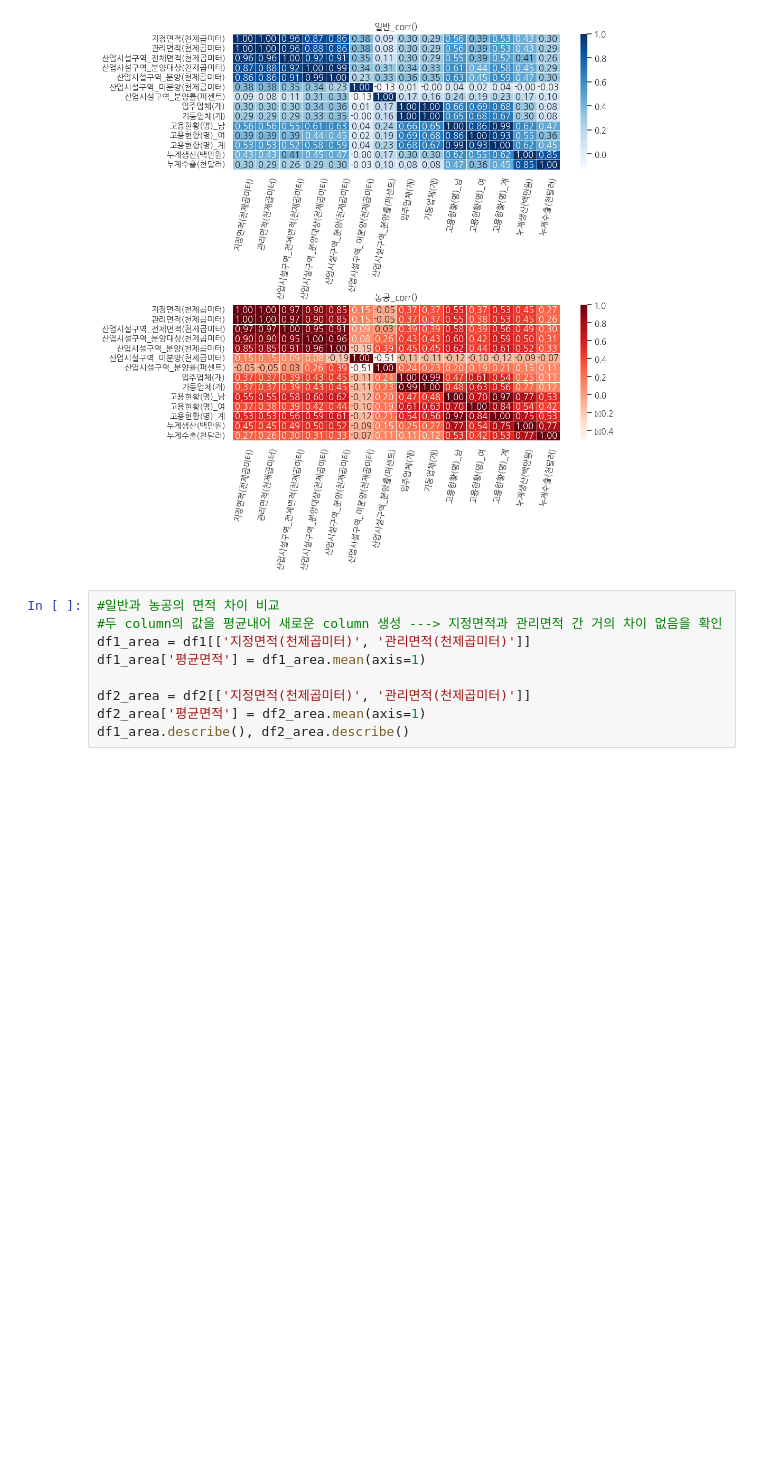
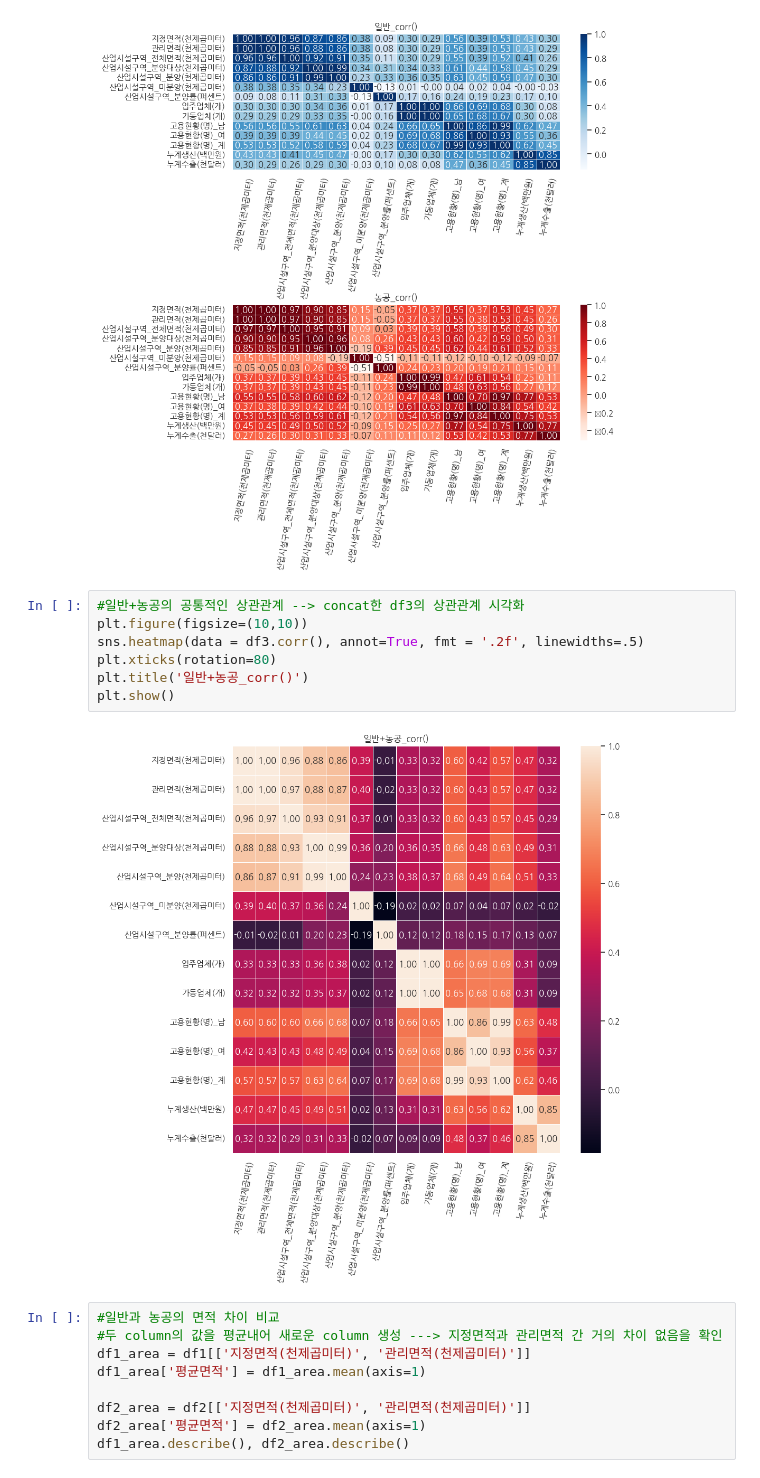
Before and after one commit to ben8169/Project, a Jupyter notebook: 한국산업단지공단_데이터분석/데분기 팀프로젝트_최종.ipynb, the cells around one changed output. Saved outputs shown, nothing was run; the diff lists cells and outputs as text; blank space fills up the shorter version.

```diff
--- a/한국산업단지공단_데이터분석/데분기 팀프로젝트_최종.ipynb
+++ b/한국산업단지공단_데이터분석/데분기 팀프로젝트_최종.ipynb
@@ -155,6 +155,15 @@ plt.subplots_adjust(hspace=1)
 plt.show()
 # %% [output]
 [figure]
+# %%
+#일반+농공의 공통적인 상관관계 --> concat한 df3의 상관관계 시각화
+plt.figure(figsize=(10,10))
+sns.heatmap(data = df3.corr(), annot=True, fmt = '.2f', linewidths=.5)
+plt.xticks(rotation=80)
+plt.title('일반+농공_corr()')
+plt.show()
+# %% [output]
+[figure, added]
 # %%
 #일반과 농공의 면적 차이 비교
 #두 column의 값을 평균내어 새로운 column 생성 ---> 지정면적과 관리면적 간 거의 차이 없음을 확인
```
